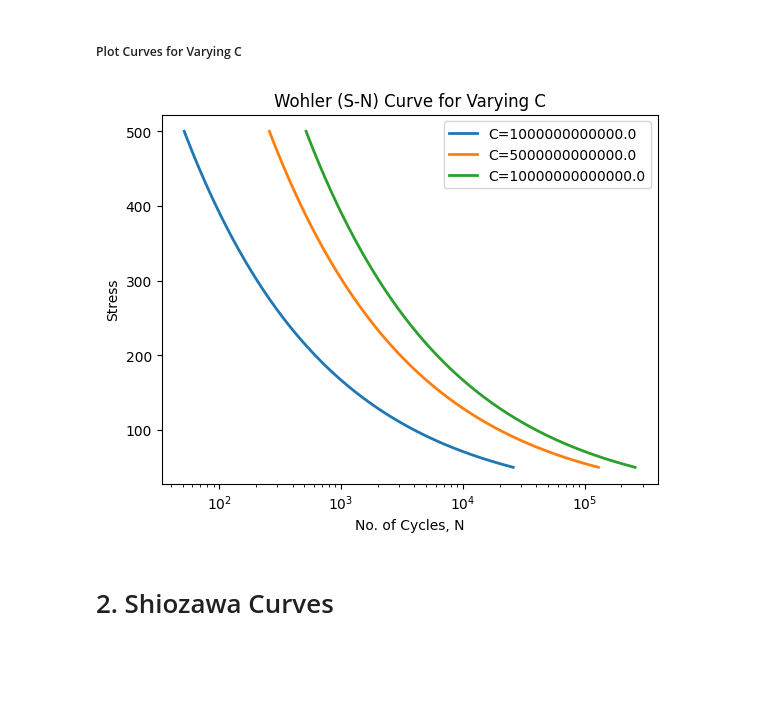
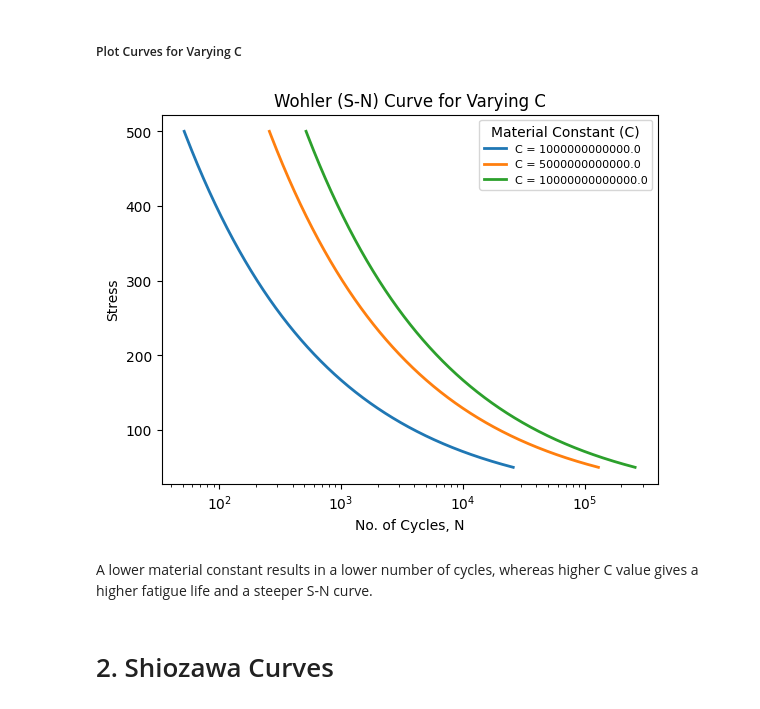
Before and after one commit to jessk816/pinn, a Jupyter notebook: models/deterministic.ipynb, the cells around one changed output. Saved outputs shown, nothing was run; the diff lists cells and outputs as text; code cells hidden in the pictures; blank space fills up the shorter version.

```diff
--- a/models/deterministic.ipynb
+++ b/models/deterministic.ipynb
@@ -233,26 +243,28 @@ for C_i in C_vals:
 # %%
 # calculate fatigue life, N, for each C
 for C_i in C_vals:
     N = fatigue_life(stress_vary,       # varying stress amplitude, S, [MPa]
                      A_fixed,
                      C_i, m, n)
     plt.plot(N, stress_vary,
              linewidth=2,
              markersize=12,
-             label=f'C={C_i}')
+             label=f'C = {C_i}')
 
 # axis labels
 plt.title('Wohler (S-N) Curve for Varying C')
 plt.xlabel('No. of Cycles, N')
 plt.ylabel('Stress')
 
 plt.xscale('log')
 
-plt.legend()
+plt.legend(title='Material Constant (C)', fontsize=8, loc='upper right')
 
 plt.show()
 # %% [output]
-[figure, old version]
+[figure, new version]
+# %% [markdown]
+A lower material constant results in a lower number of cycles, whereas higher C value gives a higher fatigue life and a steeper S-N curve.
 # %% [markdown]
 # 2. Shiozawa Curves
 # %% [markdown]
```
Also changed, not shown: parts of 9 cells of this notebook, 1 other file.
